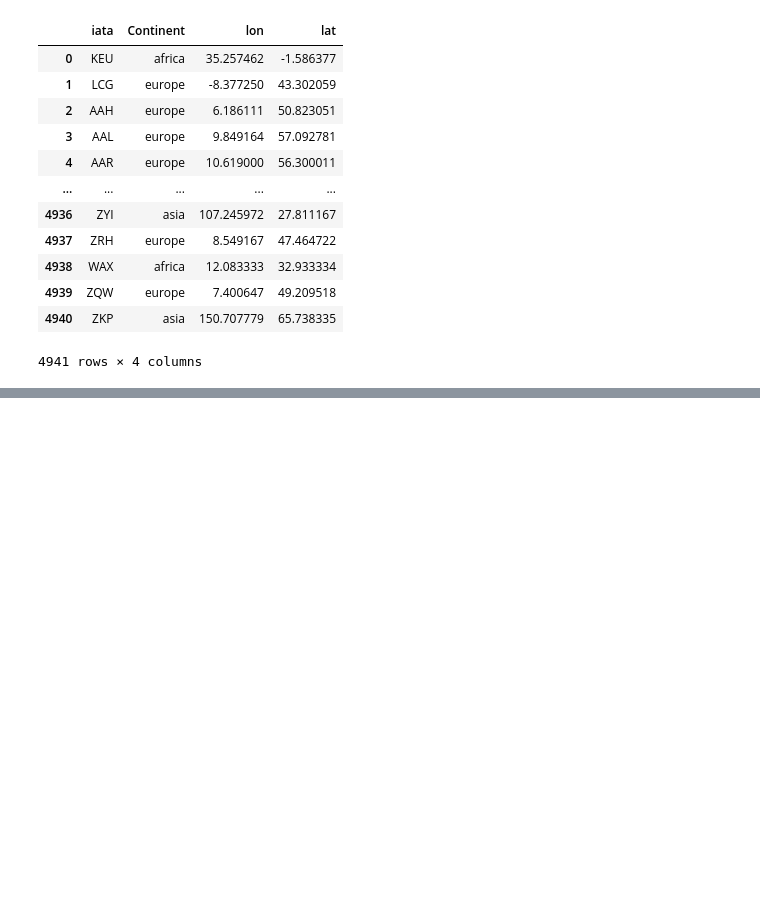
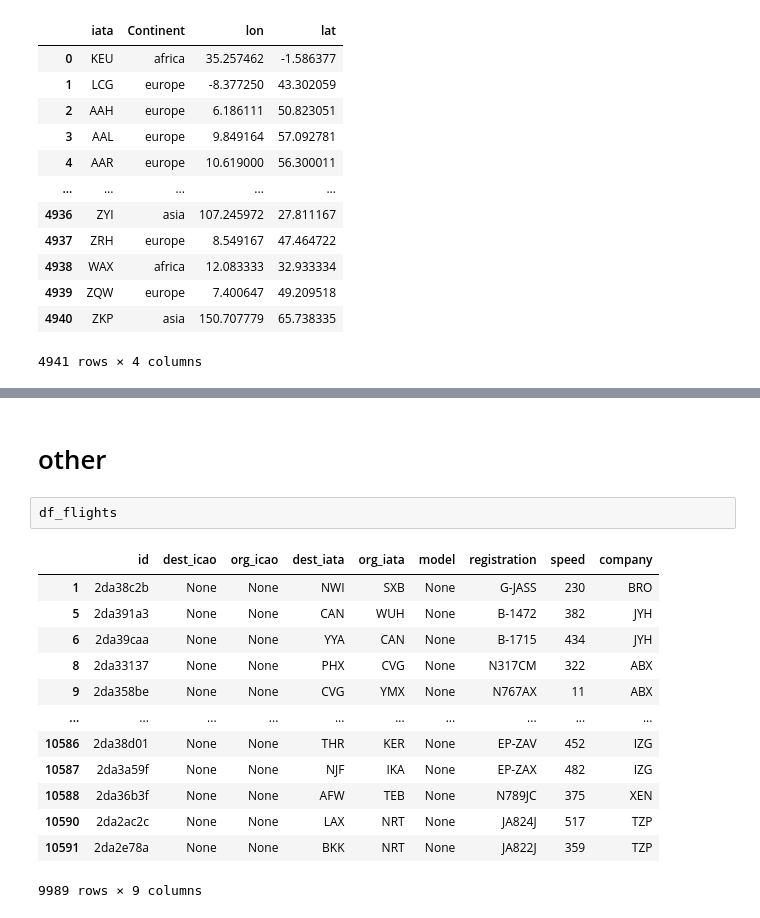
Before and after one commit to Alaiitoc/kata-python, a Jupyter notebook: ETL.ipynb, the cells around one changed output, grey strips where cells are left out. Saved outputs shown, nothing was run; the diff lists cells and outputs as text; blank space fills up the shorter version.

```diff
--- a/ETL.ipynb
+++ b/ETL.ipynb
@@ -327,0 +499,18 @@ NORTHATLANTIC :
+# %% [markdown]
+# other
+# %%
+df_flights
+# %% [output]
+|  | id | dest_icao | org_icao | dest_iata | org_iata | model | registration | speed | company |
+| 1 | 2da38c2b | None | None | NWI | SXB | None | G-JASS | 230 | BRO |
+| 5 | 2da391a3 | None | None | CAN | WUH | None | B-1472 | 382 | JYH |
+| 6 | 2da39caa | None | None | YYA | CAN | None | B-1715 | 434 | JYH |
+| 8 | 2da33137 | None | None | PHX | CVG | None | N317CM | 322 | ABX |
+| 9 | 2da358be | None | None | CVG | YMX | None | N767AX | 11 | ABX |
+| ... | ... | ... | ... | ... | ... | ... | ... | ... | ... |
+| 10586 | 2da38d01 | None | None | THR | KER | None | EP-ZAV | 452 | IZG |
+| 10587 | 2da3a59f | None | None | NJF | IKA | None | EP-ZAX | 482 | IZG |
+| 10588 | 2da36b3f | None | None | AFW | TEB | None | N789JC | 375 | XEN |
+| 10590 | 2da2ac2c | None | None | LAX | NRT | None | JA824J | 517 | TZP |
+| 10591 | 2da2e78a | None | None | BKK | NRT | None | JA822J | 359 | TZP |
+9989 rows × 9 columns
```
Also changed, not shown: parts of 31 cells of this notebook, 5 other files.
